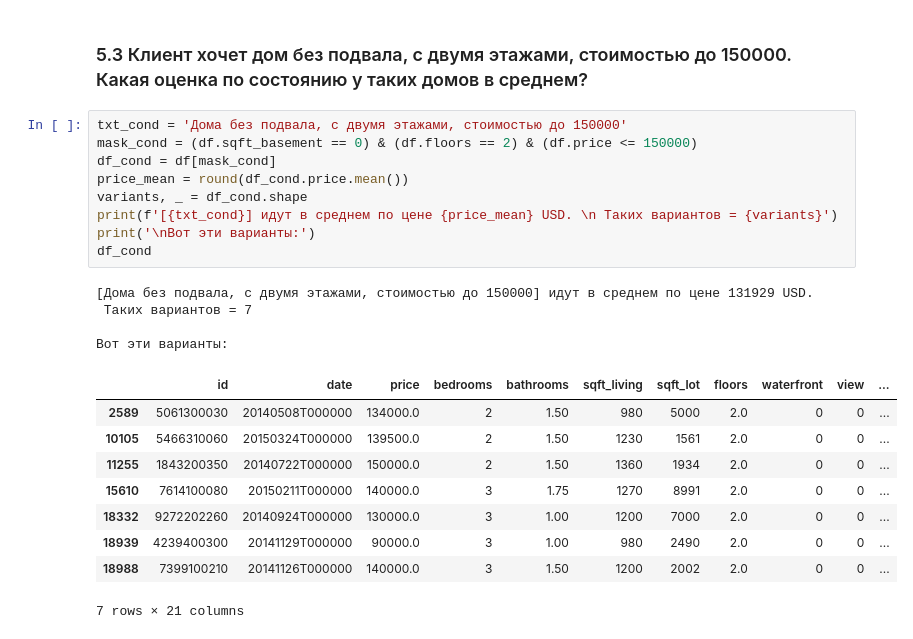
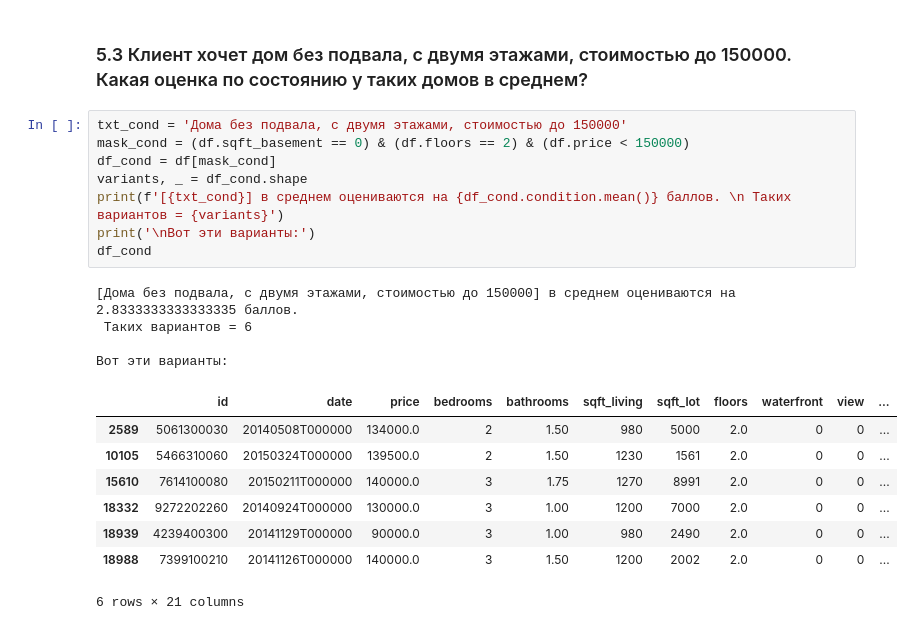
Before and after one commit to Kantor3/Kantor3-Homework_on_Python_forAnalitic-, a Jupyter notebook: Lesson-2_practice.ipynb, the cells around one changed output. Drawn from its saved outputs; the diff is of its cells as text.

```diff
--- a/Lesson-2_practice.ipynb
+++ b/Lesson-2_practice.ipynb
@@ -292,24 +298,22 @@ df_cond
 ### 5.3 Клиент хочет дом без подвала, с двумя этажами, стоимостью до 150000. Какая оценка по состоянию у таких домов в среднем?
 # %%
 txt_cond = 'Дома без подвала, с двумя этажами, стоимостью до 150000'
-mask_cond = (df.sqft_basement == 0) & (df.floors == 2) & (df.price <= 150000)
+mask_cond = (df.sqft_basement == 0) & (df.floors == 2) & (df.price < 150000)
 df_cond = df[mask_cond]
-price_mean = round(df_cond.price.mean())
 variants, _ = df_cond.shape
-print(f'[{txt_cond}] идут в среднем по цене {price_mean} USD. \n Таких вариантов = {variants}')
+print(f'[{txt_cond}] в среднем оцениваются на {df_cond.condition.mean()} баллов. \n Таких вариантов = {variants}')
 print('\nВот эти варианты:')
 df_cond
 # %% [output]
-[Дома без подвала, с двумя этажами, стоимостью до 150000] идут в среднем по цене 131929 USD.
- Таких вариантов = 7
+[Дома без подвала, с двумя этажами, стоимостью до 150000] в среднем оцениваются на 2.8333333333333335 баллов.
+ Таких вариантов = 6
 
 Вот эти варианты:
 |  | id | date | price | bedrooms | bathrooms | sqft_living | sqft_lot | floors | waterfront | view | ... |
 | 2589 | 5061300030 | 20140508T000000 | 134000.0 | 2 | 1.50 | 980 | 5000 | 2.0 | 0 | 0 | ... |
 | 10105 | 5466310060 | 20150324T000000 | 139500.0 | 2 | 1.50 | 1230 | 1561 | 2.0 | 0 | 0 | ... |
-| 11255 | 1843200350 | 20140722T000000 | 150000.0 | 2 | 1.50 | 1360 | 1934 | 2.0 | 0 | 0 | ... |
 | 15610 | 7614100080 | 20150211T000000 | 140000.0 | 3 | 1.75 | 1270 | 8991 | 2.0 | 0 | 0 | ... |
 | 18332 | 9272202260 | 20140924T000000 | 130000.0 | 3 | 1.00 | 1200 | 7000 | 2.0 | 0 | 0 | ... |
 | 18939 | 4239400300 | 20141129T000000 | 90000.0 | 3 | 1.00 | 980 | 2490 | 2.0 | 0 | 0 | ... |
 | 18988 | 7399100210 | 20141126T000000 | 140000.0 | 3 | 1.50 | 1200 | 2002 | 2.0 | 0 | 0 | ... |
-7 rows × 21 columns
+6 rows × 21 columns
```
Also changed, not shown: parts of 4 cells of this notebook.
